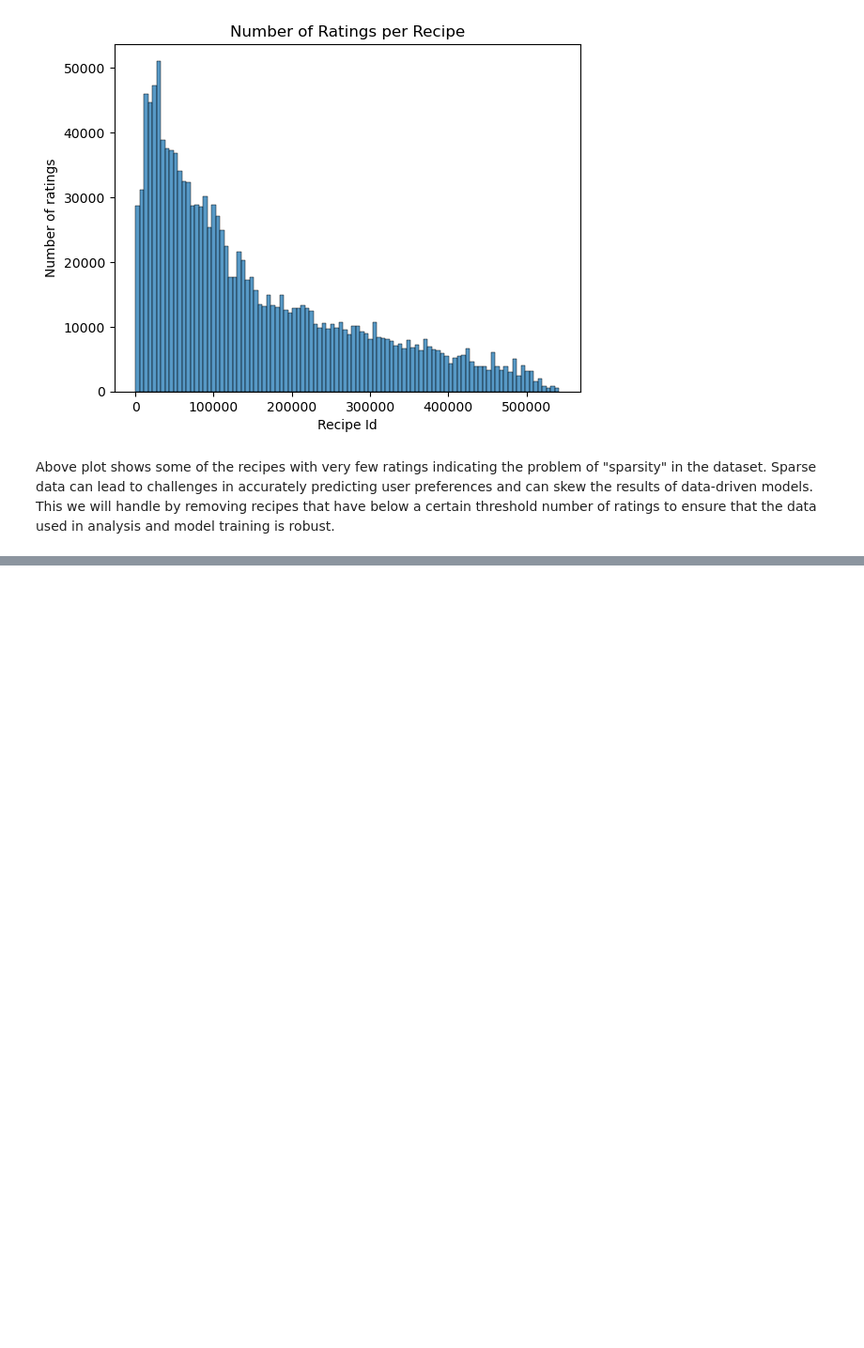
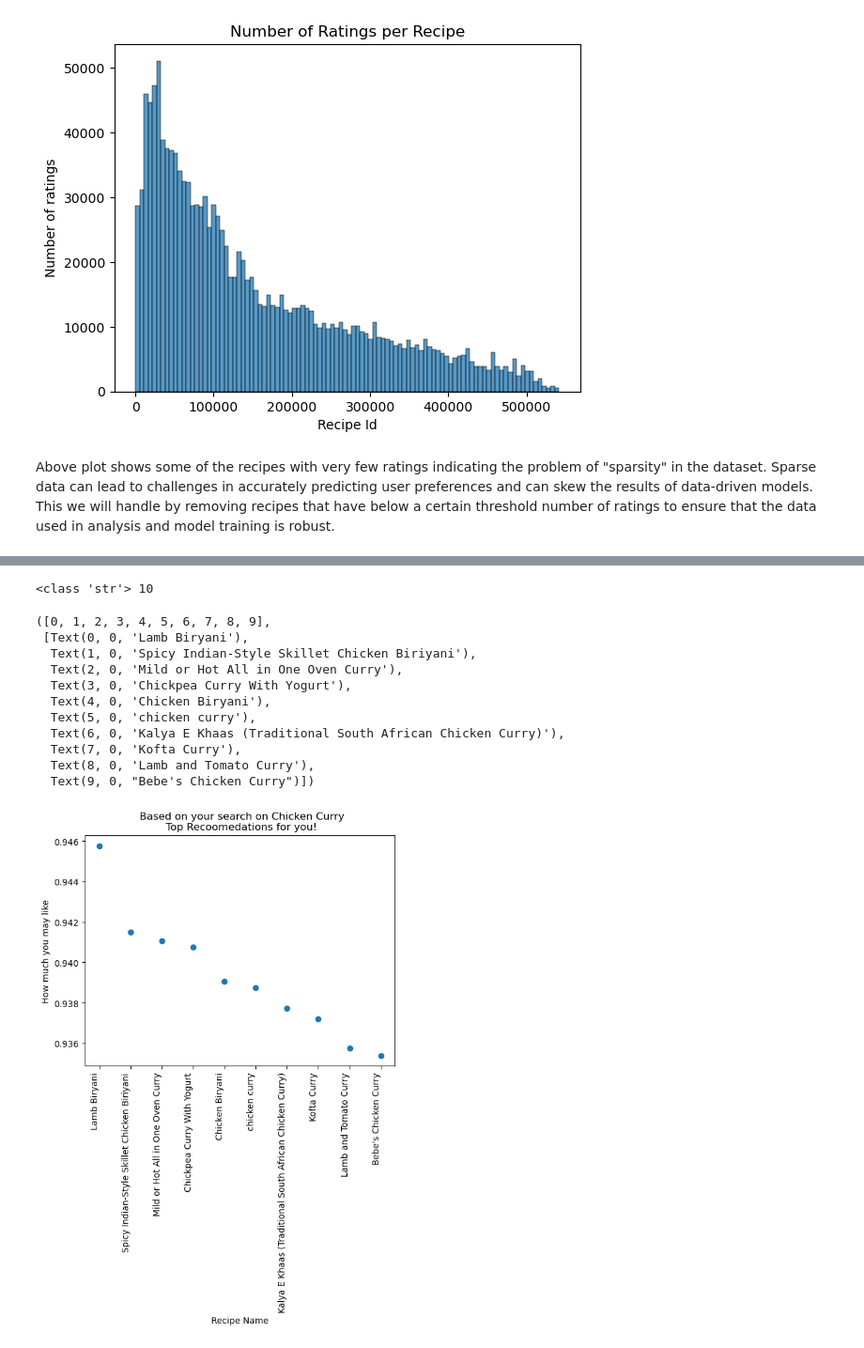
Before and after one commit to seema469/AAI_510_Team8_FinalProject, a Jupyter notebook: Final Project Section3-Team 8.ipynb, the cells around one changed output, grey strips where cells are left out. Shown: that part at 94% size. Drawn from its saved outputs; the diff is of its cells as text; code cells hidden in the pictures; blank space fills up the shorter version.

```diff
--- a/Final Project Section3-Team 8.ipynb
+++ b/Final Project Section3-Team 8.ipynb
@@ -191,0 +481,37 @@ for p in plots:
+# %%
+# Based on target recipe find out what are the other recipes we can recommned to the user.
+
+# Evaluate Word2Vec embedding using cosine similarity between target recipe and recommended recipes
+
+# Recommend recipes based on cosine similarity of ingredient vectors
+
+# Get the recipe ingredients vector from model and Sum then to create a single target vector
+target_vec = sum([model.wv[ing] for ing in target_recipe_ingredients if ing in model.wv])
+
+# Calculate similarities with other recipes
+similarities = {}
+for idx, ingredients in all_recipes.items():
+    # For each recipe- get the recipe ingredients vector from model and Sum then to create a single recipe vector
+    recipe_vec = sum([model.wv[ing] for ing in ingredients if ing in model.wv])
+    # Calculate the similarity between target vector and recipe vector.
+    sim = cosine_similarity([target_vec], [recipe_vec])[0][0]
+    similarities[idx] = sim
+
+# Sort recipes by similarity score and create dictionary of top recommended recipe  and its similarity with target recipe
+recommended_recipe = sorted(similarities.items(), key=lambda item: item[1], reverse=True)[:recommend_top_k+1]
+# %%
+# Get recipe names from ids
+print(f"Show me top {recommend_top_k} recipes like : {target_recipe_name} --> {target_recipe_ingredients[0:-1]}")
+# Create empty list to hold recipe names
+recommended_recipe_names = []
+recipe_similarities = []
+
+i = 1
+for key, value in recommended_recipe:
+    if target_recipe_Id != key:
+        print(f'#{i}')
+        recommended_recipe_names.append(recipeIdToName([key])[0])
+        recipe_similarities.append(value)
+        print(f'\t Similarity: = {value*100:0.2f} %')
+        recipeIdToNameIngredient([key])
+        i = i+1
@@ -191,0 +536,21 @@ for p in plots:
+# %%
+print(type(recommended_recipe_names[0]), len(recipe_similarities))
+plt.scatter(recommended_recipe_names, recipe_similarities)
+plt.title(f" Based on your search on {target_recipe_name[0]}\n Top Recoomedations for you!")
+plt.xlabel("Recipe Name")
+plt.ylabel("How much you may like")
+plt.xticks(rotation=90, ha='right')
+# %% [output]
+<class 'str'> 10
+([0, 1, 2, 3, 4, 5, 6, 7, 8, 9],
+ [Text(0, 0, 'Lamb Biryani'),
+  Text(1, 0, 'Spicy Indian-Style Skillet Chicken Biriyani'),
+  Text(2, 0, 'Mild or Hot All in One Oven Curry'),
+  Text(3, 0, 'Chickpea Curry With Yogurt'),
+  Text(4, 0, 'Chicken Biryani'),
+  Text(5, 0, 'chicken curry'),
+  Text(6, 0, 'Kalya E Khaas (Traditional South African Chicken Curry)'),
+  Text(7, 0, 'Kofta Curry'),
+  Text(8, 0, 'Lamb and Tomato Curry'),
+  Text(9, 0, "Bebe's Chicken Curry")])
+[figure, added]
```
Also changed, not shown: parts of 57 cells of this notebook.
